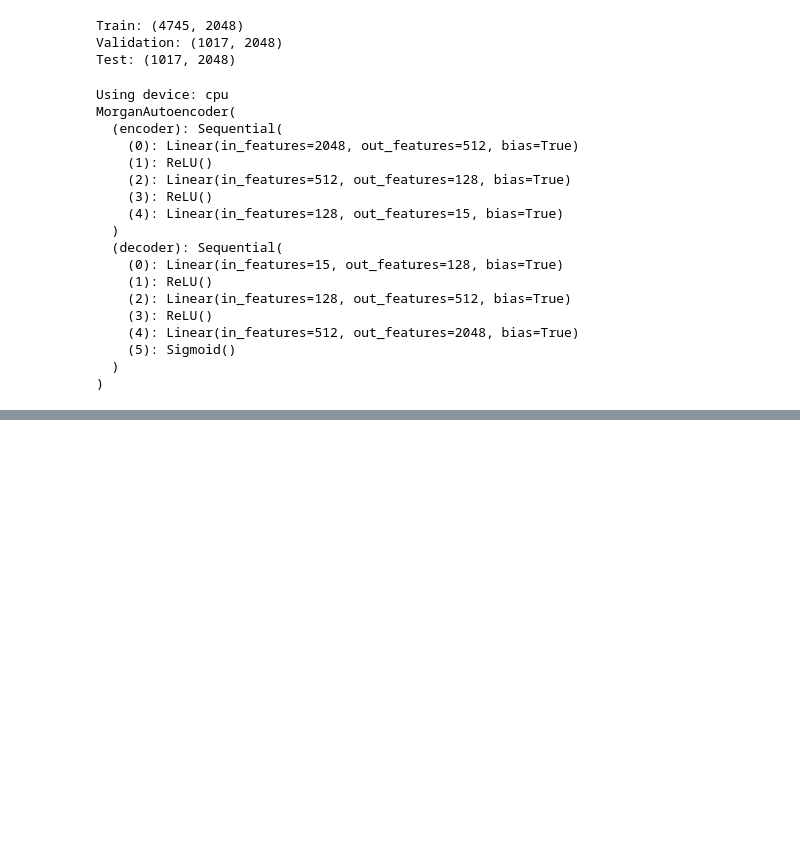
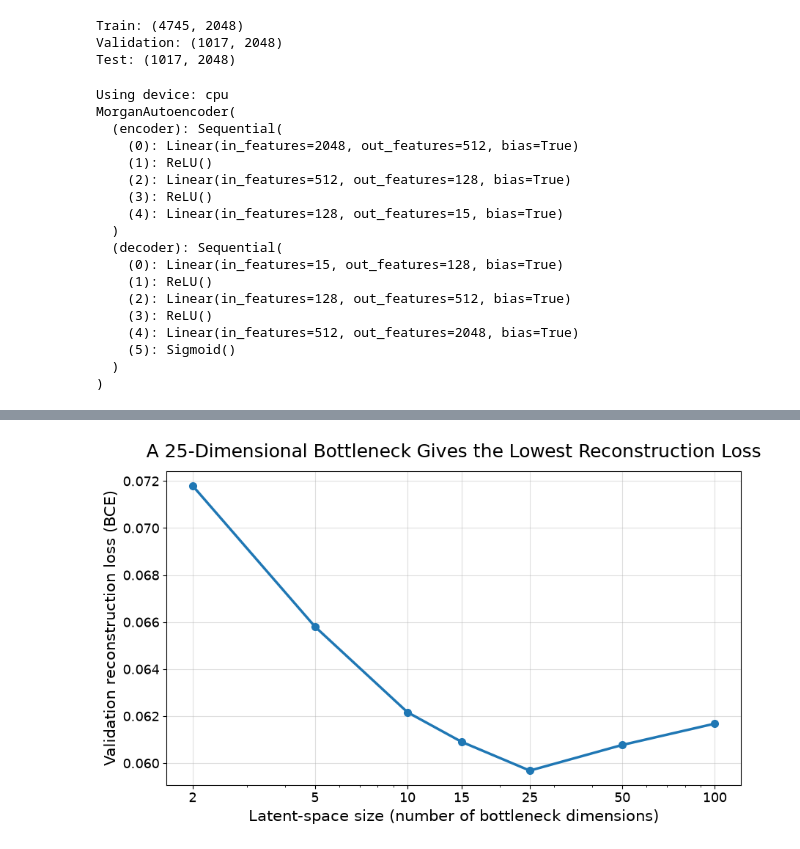
Before and after one commit to mell508-gif/predicting-predictability, a Jupyter notebook: objective_3_autoencoder.ipynb, the cells around one changed output, grey strips where cells are left out. Drawn from its saved outputs; the diff is of its cells as text; code cells hidden in the pictures; blank space fills up the shorter version.

Commit message:
Compare Morgan autoencoder bottleneck sizes

```diff
--- a/objective_3_autoencoder.ipynb
+++ b/objective_3_autoencoder.ipynb
@@ -603,0 +603,8 @@ plt.show()
+# %%
+# Quick test: run only one new bottleneck size first
+test_model, test_best_val_loss, test_train_losses, test_val_losses, test_epochs = (
+    run_bottleneck_experiment(latent_dim=5)
+)
+
+print("Best validation loss:", test_best_val_loss)
+print("Epochs trained:", test_epochs)
@@ -603,0 +743,91 @@ plt.show()
+# %%
+import os
+import matplotlib.pyplot as plt
+
+os.makedirs("figures", exist_ok=True)
+
+# Bigger default text
+TITLE_SIZE = 18
+LABEL_SIZE = 15
+TICK_SIZE = 13
+LEGEND_SIZE = 12
+
+# Plot 1: validation reconstruction loss
+plt.figure(figsize=(9, 5.5))
+
+plt.plot(
+    results_df["latent_dim"],
+    results_df["best_val_loss"],
+    marker="o",
+    linewidth=2.5,
+    markersize=7
+)
+
+plt.xscale("log")
+plt.xlabel("Latent-space size (number of bottleneck dimensions)", fontsize=LABEL_SIZE)
+plt.ylabel("Validation reconstruction loss (BCE)", fontsize=LABEL_SIZE)
+plt.title(
+    "A 25-Dimensional Bottleneck Gives the Lowest Reconstruction Loss",
+    fontsize=TITLE_SIZE,
+    pad=14
+)
+
+plt.xticks(results_df["latent_dim"], results_df["latent_dim"], fontsize=TICK_SIZE)
+plt.yticks(fontsize=TICK_SIZE)
+plt.grid(True, alpha=0.4)
+plt.tight_layout()
+
+plt.savefig(
+    "figures/bottleneck_validation_loss.png",
+    dpi=300,
+    bbox_inches="tight"
+)
+
+plt.show()
+
+
+# Plot 2: held-out reconstruction metrics
+plt.figure(figsize=(9, 5.5))
+
+plt.plot(
+    results_df["latent_dim"],
+    results_df["mean_roc_auc"],
+    marker="o",
+    linewidth=2.5,
+    markersize=7,
+    label="Mean ROC-AUC"
+)
+
+plt.plot(
+    results_df["latent_dim"],
+    results_df["mean_f1"],
+    marker="o",
+    linewidth=2.5,
+    markersize=7,
+    label="Mean F1 score"
+)
+
+plt.xscale("log")
+plt.xlabel("Latent-space size (number of bottleneck dimensions)", fontsize=LABEL_SIZE)
+plt.ylabel("Held-out reconstruction performance", fontsize=LABEL_SIZE)
+plt.title(
+    "Reconstruction Performance Improves Until About 25 Dimensions",
+    fontsize=TITLE_SIZE,
+    pad=14
+)
+
+plt.xticks(results_df["latent_dim"], results_df["latent_dim"], fontsize=TICK_SIZE)
+plt.yticks(fontsize=TICK_SIZE)
+plt.legend(fontsize=LEGEND_SIZE, loc="lower right")
+plt.grid(True, alpha=0.4)
+plt.tight_layout()
+
+plt.savefig(
+    "figures/bottleneck_test_metrics.png",
+    dpi=300,
+    bbox_inches="tight"
+)
+
+plt.show()
+# %% [output]
+[figure, added]
```
Also changed, not shown: parts of 22 cells of this notebook, 10 other files.
